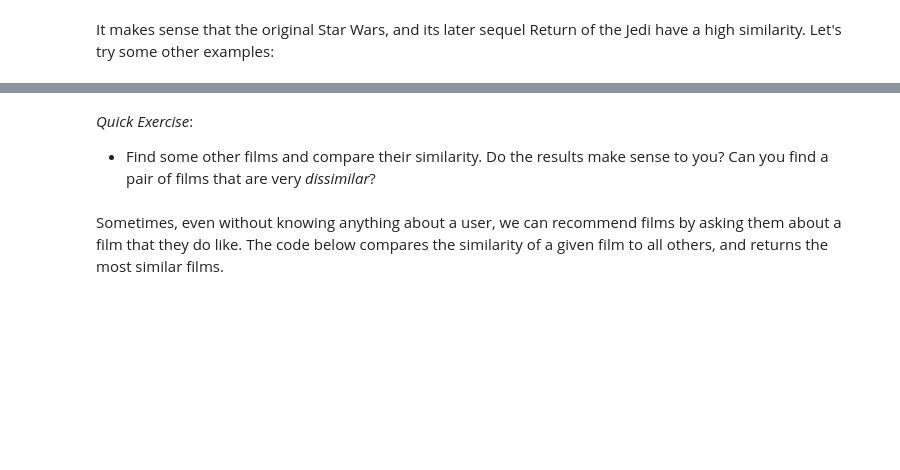
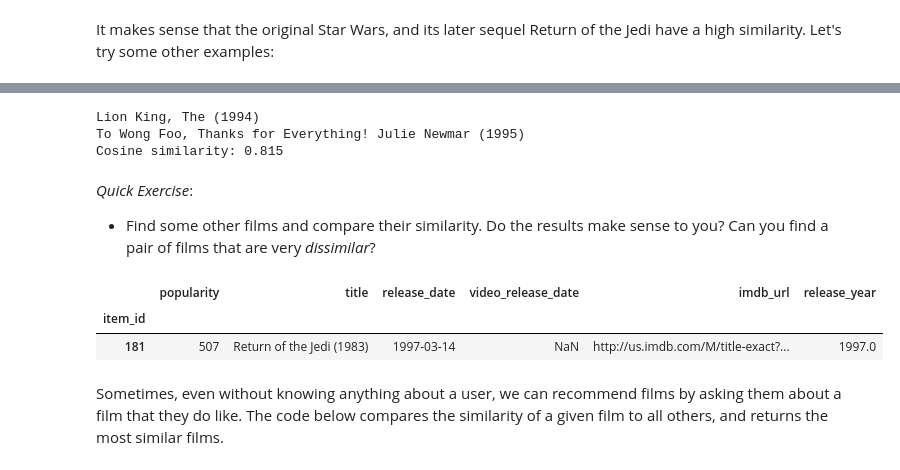
Before and after one commit to devangi-hub/deep_learning, a Jupyter notebook: 01_materials/labs/lab_3.ipynb, the cells around one changed output, grey strips where cells are left out. Cells and saved outputs as stored; diff of their text form; code cells hidden in the pictures; blank space fills up the shorter version.

```diff
--- a/01_materials/labs/lab_3.ipynb
+++ b/01_materials/labs/lab_3.ipynb
@@ -344,5 +399,9 @@ print_similarity(181, 1, item_embeddings, indexed_items["title"])
 # %%
-print_similarity(181, 181, item_embeddings, indexed_items["title"])
+print_similarity(71, 40, item_embeddings, indexed_items["title"])
+# %% [output]
+Lion King, The (1994)
+To Wong Foo, Thanks for Everything! Julie Newmar (1995)
+Cosine similarity: 0.815
 # %% [markdown]
 *Quick Exercise*:
 
@@ -350,9 +409,11 @@ print_similarity(181, 181, item_embeddings, indexed_items["title"])
 # %%
 # Code to help you search for a movie title
 partial_title = "Jedi"
 indexed_items[indexed_items['title'].str.contains(partial_title)]
-
-raise NotImplementedError("Please implement the next steps yourself")
+# %% [output]
+|  | popularity | title | release_date | video_release_date | imdb_url | release_year |
+| item_id |  |  |  |  |  |  |
+| 181 | 507 | Return of the Jedi (1983) | 1997-03-14 | NaN | http://us.imdb.com/M/title-exact?... | 1997.0 |
 # %% [markdown]
 Sometimes, even without knowing anything about a user, we can recommend films by asking them about a film that they do like. The code below compares the similarity of a given film to all others, and returns the most similar films.
 # %%
```
Also changed, not shown: parts of 17 cells of this notebook.
